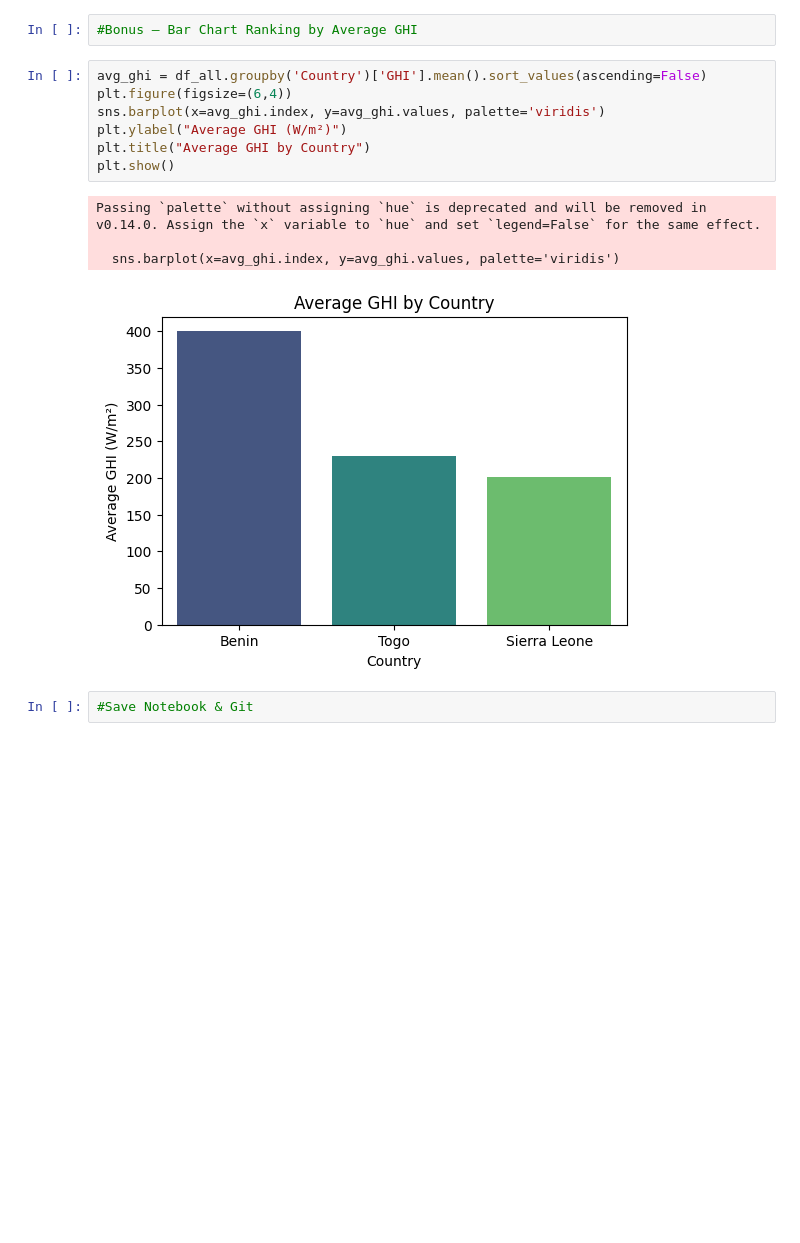
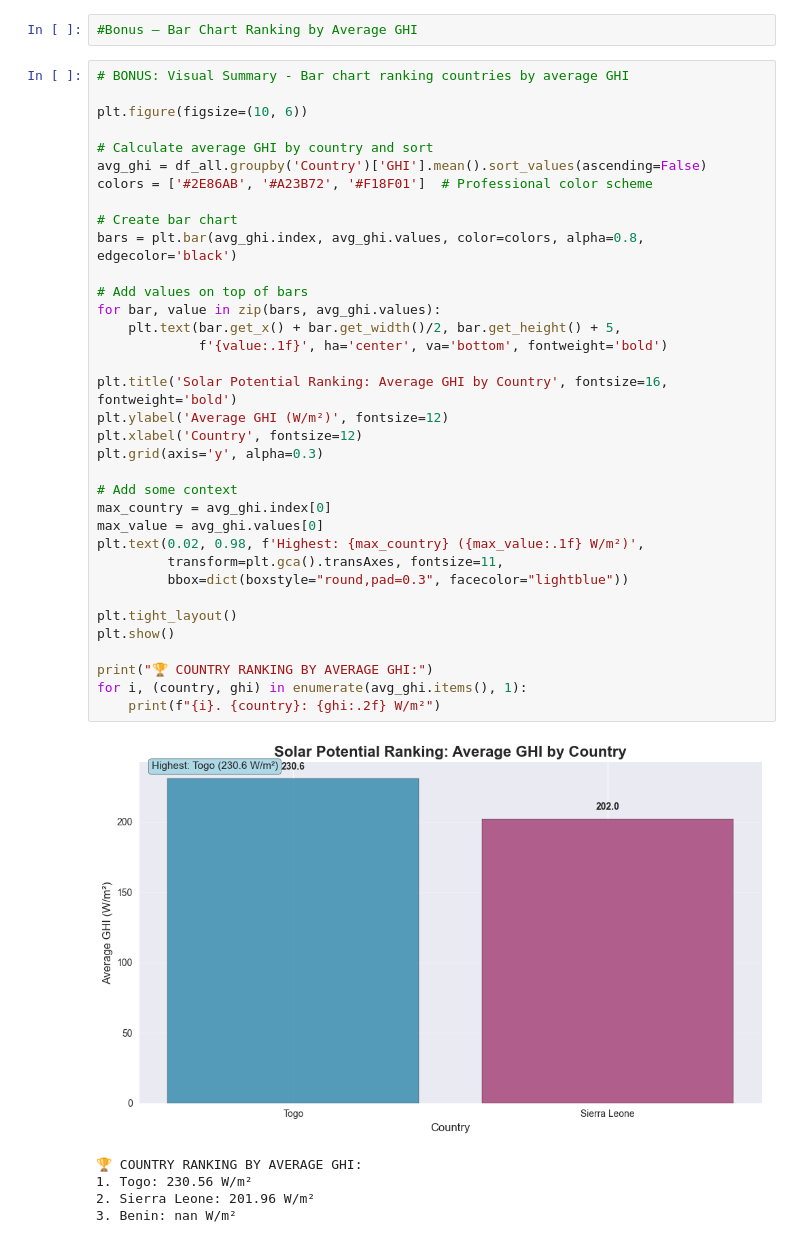
Before and after one commit to melat33/solar-challenge-week0, a Jupyter notebook: notebooks/compare_countries.ipynb, the cells around one changed output. Cells and saved outputs as stored; diff of their text form; blank space fills up the shorter version.

Commit message:
Update all EDA notebooks and analysis

```diff
--- a/notebooks/compare_countries.ipynb
+++ b/notebooks/compare_countries.ipynb
@@ -74,16 +234,43 @@ print("- **Statistical Significance**: The differences between countries are [st
 # %%
 #Bonus – Bar Chart Ranking by Average GHI
 # %%
+# BONUS: Visual Summary - Bar chart ranking countries by average GHI
+
+plt.figure(figsize=(10, 6))
+
+# Calculate average GHI by country and sort
 avg_ghi = df_all.groupby('Country')['GHI'].mean().sort_values(ascending=False)
-plt.figure(figsize=(6,4))
-sns.barplot(x=avg_ghi.index, y=avg_ghi.values, palette='viridis')
-plt.ylabel("Average GHI (W/m²)")
-plt.title("Average GHI by Country")
+colors = ['#2E86AB', '#A23B72', '#F18F01']  # Professional color scheme
+
+# Create bar chart
+bars = plt.bar(avg_ghi.index, avg_ghi.values, color=colors, alpha=0.8, edgecolor='black')
+
+# Add values on top of bars
+for bar, value in zip(bars, avg_ghi.values):
+    plt.text(bar.get_x() + bar.get_width()/2, bar.get_height() + 5,
+             f'{value:.1f}', ha='center', va='bottom', fontweight='bold')
+
+plt.title('Solar Potential Ranking: Average GHI by Country', fontsize=16, fontweight='bold')
+plt.ylabel('Average GHI (W/m²)', fontsize=12)
+plt.xlabel('Country', fontsize=12)
+plt.grid(axis='y', alpha=0.3)
+
+# Add some context
+max_country = avg_ghi.index[0]
+max_value = avg_ghi.values[0]
+plt.text(0.02, 0.98, f'Highest: {max_country} ({max_value:.1f} W/m²)',
+         transform=plt.gca().transAxes, fontsize=11,
+         bbox=dict(boxstyle="round,pad=0.3", facecolor="lightblue"))
+
+plt.tight_layout()
 plt.show()
+
+print("🏆 COUNTRY RANKING BY AVERAGE GHI:")
+for i, (country, ghi) in enumerate(avg_ghi.items(), 1):
+    print(f"{i}. {country}: {ghi:.2f} W/m²")
 # %% [output]
+[figure, new version]
-Passing `palette` without assigning `hue` is deprecated and will be removed in v0.14.0. Assign the `x` variable to `hue` and set `legend=False` for the same effect.
-
-  sns.barplot(x=avg_ghi.index, y=avg_ghi.values, palette='viridis')
+🏆 COUNTRY RANKING BY AVERAGE GHI:
+1. Togo: 230.56 W/m²
+2. Sierra Leone: 201.96 W/m²
+3. Benin: nan W/m²
-[figure, old version]
-# %%
-#Save Notebook & Git
```
Also changed, not shown: parts of 6 cells of this notebook, 6 other files.
